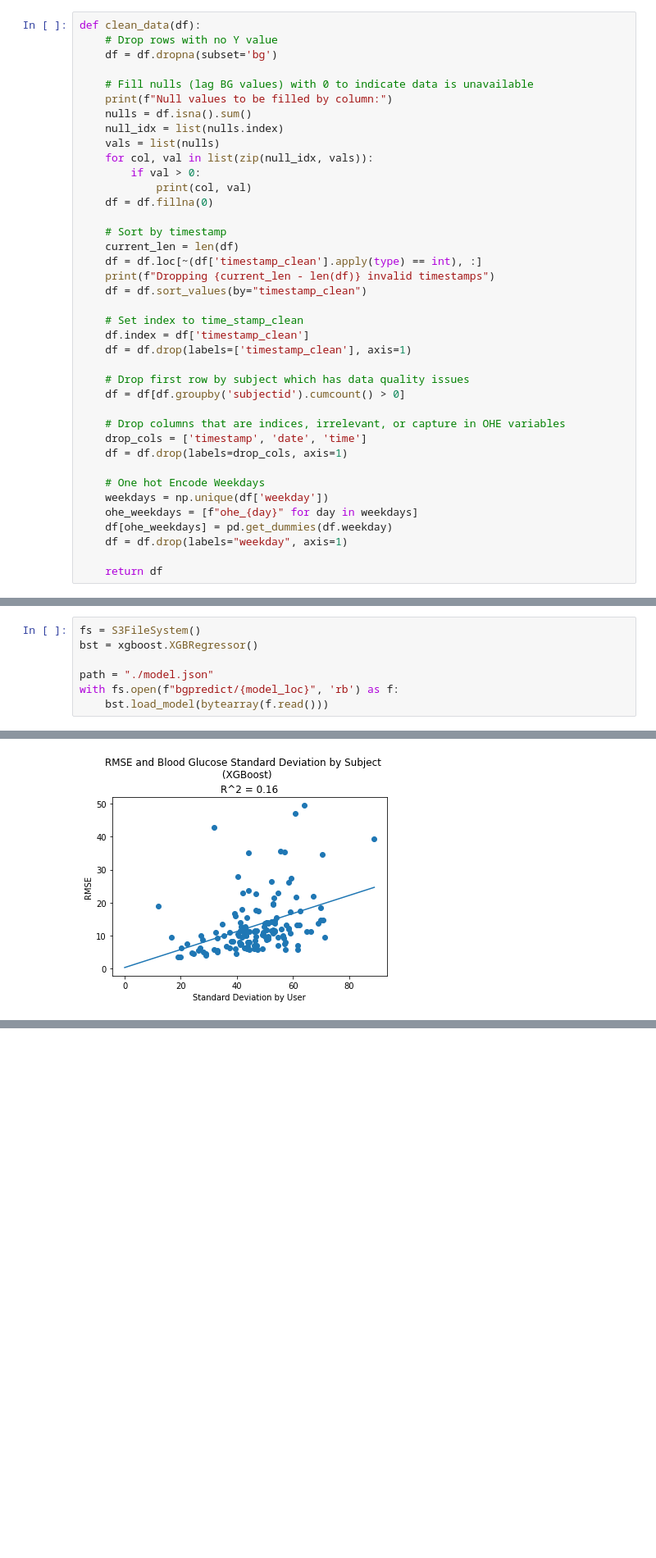
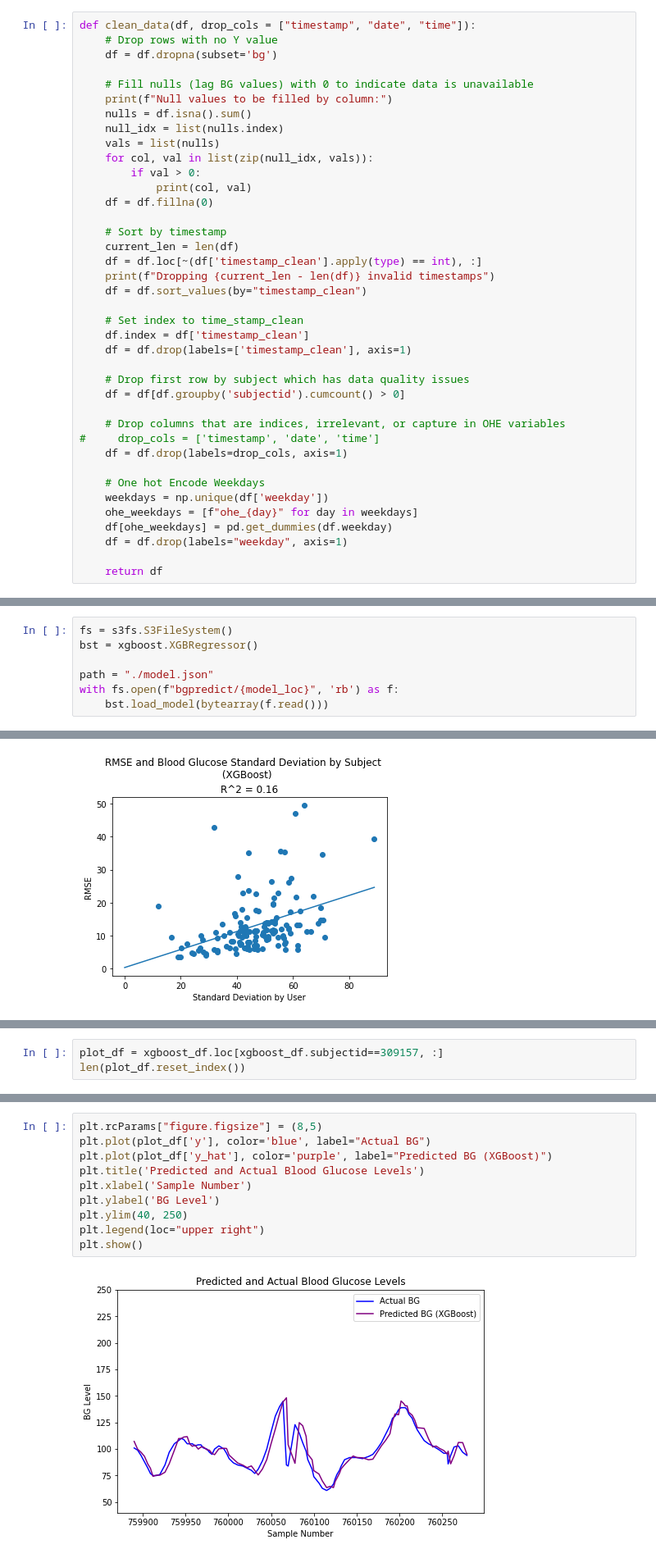
Before and after one commit to Spencer-Weston/BGPredict, a Jupyter notebook: bgpredict/Notebooks/MetricCalculation.ipynb, the cells around one changed output, grey strips where cells are left out. Shown at 82% size. Saved outputs shown, nothing was run; the diff lists cells and outputs as text; blank space fills up the shorter version.

```diff
--- a/bgpredict/Notebooks/MetricCalculation.ipynb
+++ b/bgpredict/Notebooks/MetricCalculation.ipynb
@@ -29,7 +31,7 @@ os.chdir('../')
 load_dotenv()
 os.chdir('./Notebooks')
 # %%
-def clean_data(df):
+def clean_data(df, drop_cols = ["timestamp", "date", "time"]):
     # Drop rows with no Y value
     df = df.dropna(subset='bg')
 
@@ -57,7 +59,7 @@ def clean_data(df):
     df = df[df.groupby('subjectid').cumcount() > 0]
 
     # Drop columns that are indices, irrelevant, or capture in OHE variables
-    drop_cols = ['timestamp', 'date', 'time']
+#     drop_cols = ['timestamp', 'date', 'time']
     df = df.drop(labels=drop_cols, axis=1)
 
     # One hot Encode Weekdays
@@ -224,7 +226,7 @@ plt.xlim(-100, 600)
 # model_loc =  "models/xgboost/02.11.36.475845_L4607592"
 model_loc = 'models/xgboost/11.21.42.393804_L4169251'
 # %%
-fs = S3FileSystem()
+fs = s3fs.S3FileSystem()
 bst = xgboost.XGBRegressor()
 
 path = "./model.json"
@@ -409,0 +421,3 @@ Text(0.5, 1.0, 'R^2 = 0.16')
+# %%
+plot_df = xgboost_df.loc[xgboost_df.subjectid==309157, :]
+len(plot_df.reset_index())
@@ -410,2 +426,14 @@ Text(0.5, 1.0, 'R^2 = 0.16')
+# %%
+plt.rcParams["figure.figsize"] = (8,5)
+plt.plot(plot_df['y'], color='blue', label="Actual BG")
+plt.plot(plot_df['y_hat'], color='purple', label="Predicted BG (XGBoost)")
+plt.title('Predicted and Actual Blood Glucose Levels')
+plt.xlabel('Sample Number')
+plt.ylabel('BG Level')
+plt.ylim(40, 250)
+plt.legend(loc="upper right")
+plt.show()
+# %% [output]
+[figure, added]
 # %% [markdown]
 ## Predict Forward
```
Also changed, not shown: parts of 56 cells of this notebook.
